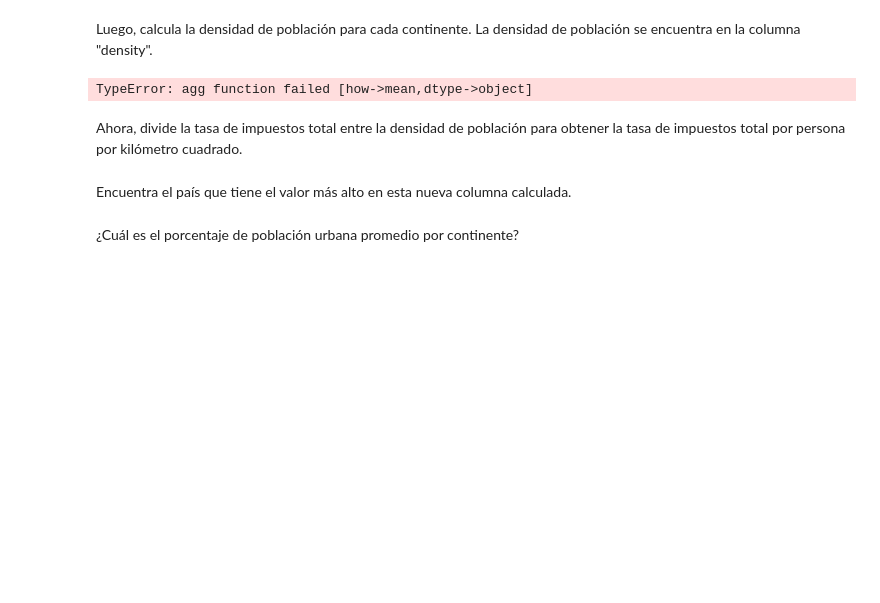
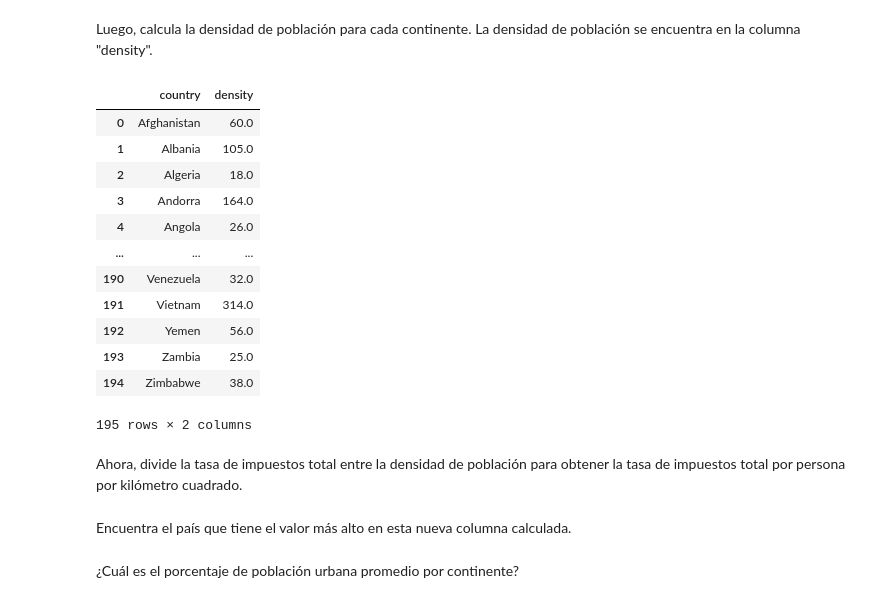
Before and after one commit to FrancaTortaroloo/mod3-pairprogramming, a Jupyter notebook: pair-gorupby-apply.ipynb, the cells around one changed output. Drawn from its saved outputs; the diff is of its cells as text; code cells hidden in the pictures; blank space fills up the shorter version.

```diff
--- a/pair-gorupby-apply.ipynb
+++ b/pair-gorupby-apply.ipynb
@@ -183,9 +212,29 @@ TypeError: agg function failed [how->min,dtype->object]
 # %% [markdown]
 Luego, calcula la densidad de población para cada continente. La densidad de población se encuentra en la columna "density".
+# %%
+#aplicar la funcion a la columna density
+
+df_inner['density'] = df_inner['density'].apply(comas_puntos)
+
+# Convertir la columna totaltaxrate a tipo numérico
+df_inner['density'] = pd.to_numeric(df_inner['density'], errors='coerce')
 # %%
-df_inner.groupby(["continent"])["density"].mean().reset_index()
+densidad = df_inner.groupby("country")["density"].mean().reset_index()
+densidad
 # %% [output]
+|  | country | density |
+| 0 | Afghanistan | 60.0 |
+| 1 | Albania | 105.0 |
+| 2 | Algeria | 18.0 |
+| 3 | Andorra | 164.0 |
+| 4 | Angola | 26.0 |
+| ... | ... | ... |
+| 190 | Venezuela | 32.0 |
+| 191 | Vietnam | 314.0 |
+| 192 | Yemen | 56.0 |
+| 193 | Zambia | 25.0 |
+| 194 | Zimbabwe | 38.0 |
-TypeError: agg function failed [how->mean,dtype->object]
+195 rows × 2 columns
 # %% [markdown]
 Ahora, divide la tasa de impuestos total entre la densidad de población para obtener la tasa de impuestos total por persona por kilómetro cuadrado.
 # %% [markdown]
```
Also changed, not shown: parts of 4 cells of this notebook.
